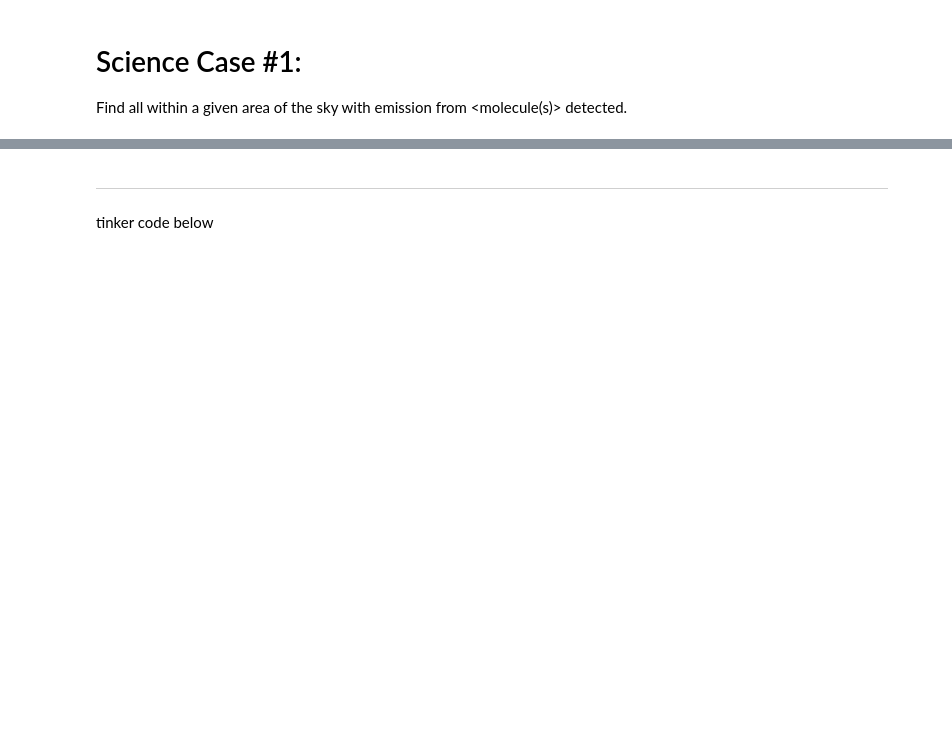
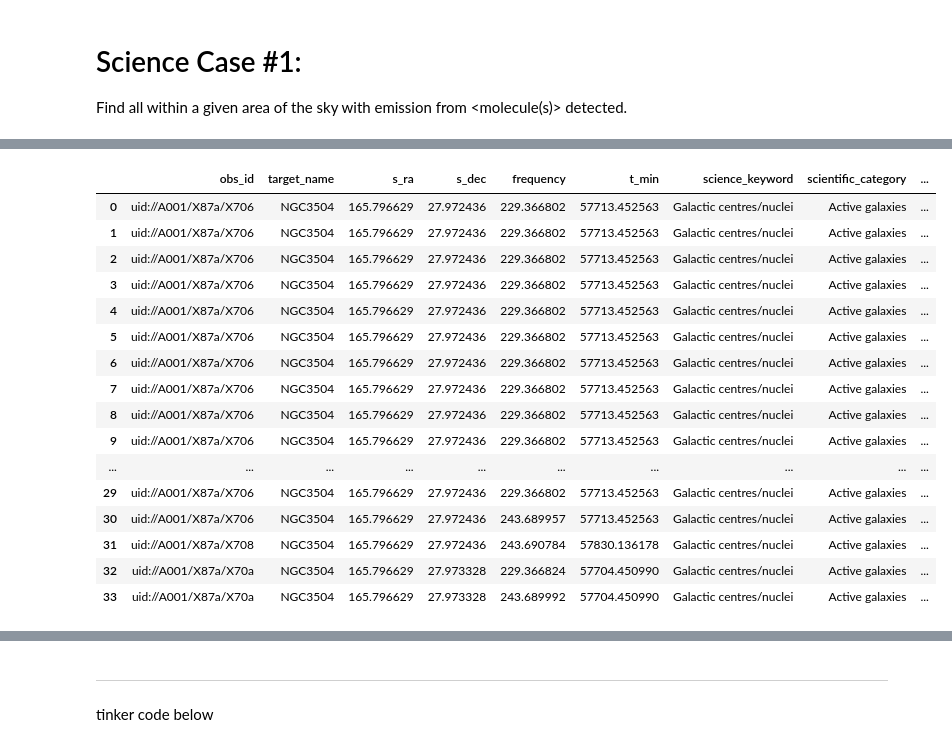
Before and after one commit to teuben/study7, a Jupyter notebook: notebooks/case1.ipynb, the cells around one changed output, grey strips where cells are left out. Drawn from its saved outputs; the diff is of its cells as text; code cells hidden in the pictures; blank space fills up the shorter version.

Commit message:
exclude columns example. sqls with sources.l_id selection

```diff
--- a/notebooks/case1.ipynb
+++ b/notebooks/case1.ipynb
@@ -27,3 +27,4 @@ pd.set_option('display.max_rows', None)
 pd.set_option('display.max_columns', None)
 pd.set_option('display.width', None)
 pd.set_option('display.max_colwidth',25)
+cols_to_exclude = ['id','project_abstract','obs_title','fcoverage']
@@ -84,0 +116,4 @@ result
+# %%
+#columns to include
+ci = [x for x in result.columns if x not in cols_to_exclude]
+result[ci]
@@ -97,3 +150,2 @@ result3 = a.query(source_name_alma="NGC3504",mom0flux=">-1")
 # %%
 print(len(result1),len(result2),len(result3))
-pd.set_option('display.max_colwidth',-1)
@@ -100,5 +154,23 @@ pd.set_option('display.max_colwidth',-1)
 # %%
-result3['obs_id']
+result3[ci]
+# %% [output]
+|  | obs_id | target_name | s_ra | s_dec | frequency | t_min | science_keyword | scientific_category | ... |
+| 0 | uid://A001/X87a/X706 | NGC3504 | 165.796629 | 27.972436 | 229.366802 | 57713.452563 | Galactic centres/nuclei | Active galaxies | ... |
+| 1 | uid://A001/X87a/X706 | NGC3504 | 165.796629 | 27.972436 | 229.366802 | 57713.452563 | Galactic centres/nuclei | Active galaxies | ... |
+| 2 | uid://A001/X87a/X706 | NGC3504 | 165.796629 | 27.972436 | 229.366802 | 57713.452563 | Galactic centres/nuclei | Active galaxies | ... |
+| 3 | uid://A001/X87a/X706 | NGC3504 | 165.796629 | 27.972436 | 229.366802 | 57713.452563 | Galactic centres/nuclei | Active galaxies | ... |
+| 4 | uid://A001/X87a/X706 | NGC3504 | 165.796629 | 27.972436 | 229.366802 | 57713.452563 | Galactic centres/nuclei | Active galaxies | ... |
+| 5 | uid://A001/X87a/X706 | NGC3504 | 165.796629 | 27.972436 | 229.366802 | 57713.452563 | Galactic centres/nuclei | Active galaxies | ... |
+| 6 | uid://A001/X87a/X706 | NGC3504 | 165.796629 | 27.972436 | 229.366802 | 57713.452563 | Galactic centres/nuclei | Active galaxies | ... |
+| 7 | uid://A001/X87a/X706 | NGC3504 | 165.796629 | 27.972436 | 229.366802 | 57713.452563 | Galactic centres/nuclei | Active galaxies | ... |
+| 8 | uid://A001/X87a/X706 | NGC3504 | 165.796629 | 27.972436 | 229.366802 | 57713.452563 | Galactic centres/nuclei | Active galaxies | ... |
+| 9 | uid://A001/X87a/X706 | NGC3504 | 165.796629 | 27.972436 | 229.366802 | 57713.452563 | Galactic centres/nuclei | Active galaxies | ... |
+| ... | ... | ... | ... | ... | ... | ... | ... | ... | ... |
+| 29 | uid://A001/X87a/X706 | NGC3504 | 165.796629 | 27.972436 | 229.366802 | 57713.452563 | Galactic centres/nuclei | Active galaxies | ... |
+| 30 | uid://A001/X87a/X706 | NGC3504 | 165.796629 | 27.972436 | 243.689957 | 57713.452563 | Galactic centres/nuclei | Active galaxies | ... |
+| 31 | uid://A001/X87a/X708 | NGC3504 | 165.796629 | 27.972436 | 243.690784 | 57830.136178 | Galactic centres/nuclei | Active galaxies | ... |
+| 32 | uid://A001/X87a/X70a | NGC3504 | 165.796629 | 27.973328 | 229.366824 | 57704.450990 | Galactic centres/nuclei | Active galaxies | ... |
+| 33 | uid://A001/X87a/X70a | NGC3504 | 165.796629 | 27.973328 | 243.689992 | 57704.450990 | Galactic centres/nuclei | Active galaxies | ... |
 # %%
 result=a.query(scientific_category="galaxy evolution")  # case sensitive! returns zero results
 len(result)
```
Also changed, not shown: parts of 30 cells of this notebook.
